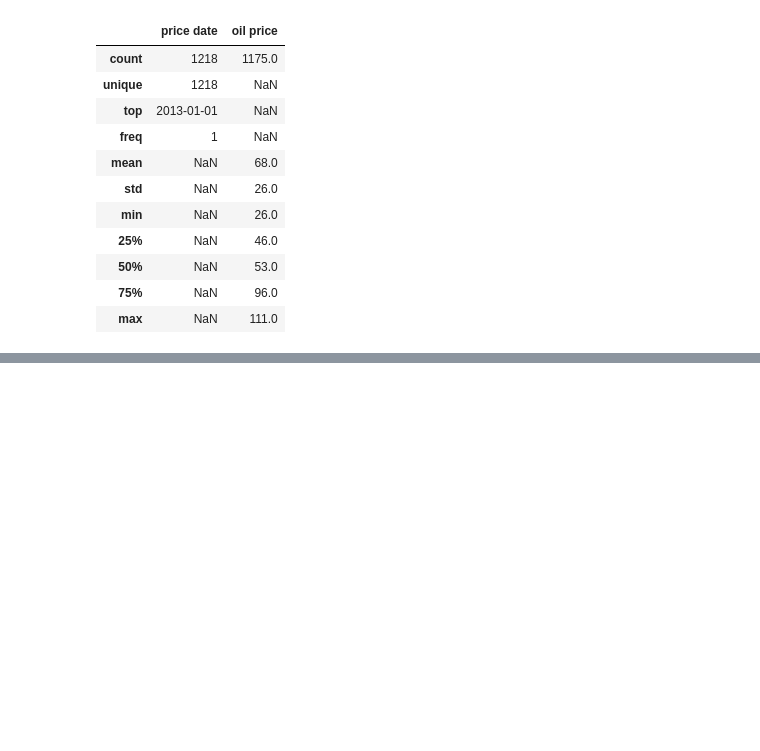
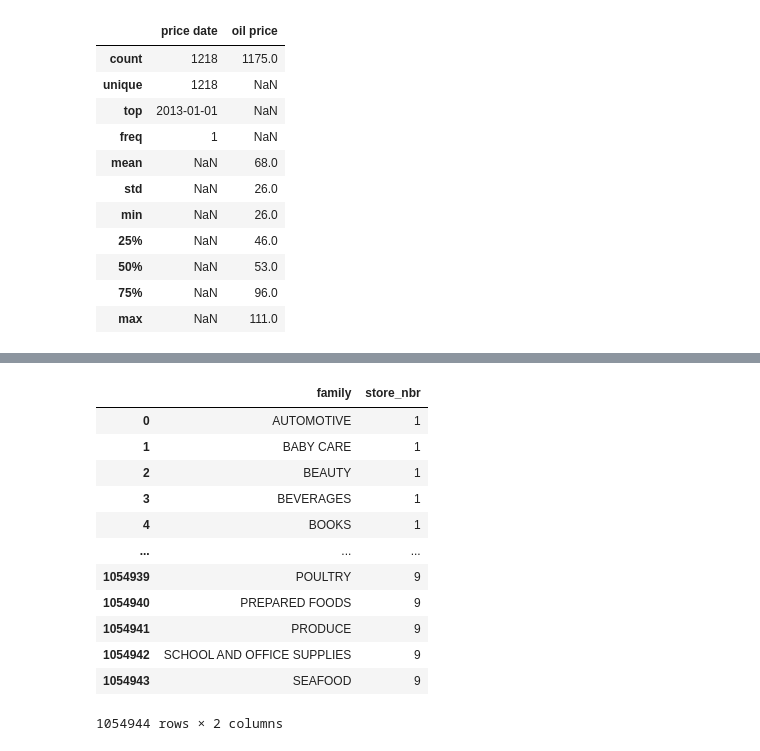
Before and after one commit to maciejsss/data-analysis-pandas, a Jupyter notebook: dataframes.ipynb, the cells around one changed output, grey strips where cells are left out. Saved outputs shown, nothing was run; the diff lists cells and outputs as text; code cells hidden in the pictures; blank space fills up the shorter version.

```diff
--- a/dataframes.ipynb
+++ b/dataframes.ipynb
@@ -166,0 +228,16 @@ oil.describe(include='all').round()
+# %%
+retail[['family','store_nbr']] # return dataframe
+# %% [output]
+|  | family | store_nbr |
+| 0 | AUTOMOTIVE | 1 |
+| 1 | BABY CARE | 1 |
+| 2 | BEAUTY | 1 |
+| 3 | BEVERAGES | 1 |
+| 4 | BOOKS | 1 |
+| ... | ... | ... |
+| 1054939 | POULTRY | 9 |
+| 1054940 | PREPARED FOODS | 9 |
+| 1054941 | PRODUCE | 9 |
+| 1054942 | SCHOOL AND OFFICE SUPPLIES | 9 |
+| 1054943 | SEAFOOD | 9 |
+1054944 rows × 2 columns
```
Also changed, not shown: parts of 19 cells of this notebook, 1 other file.
